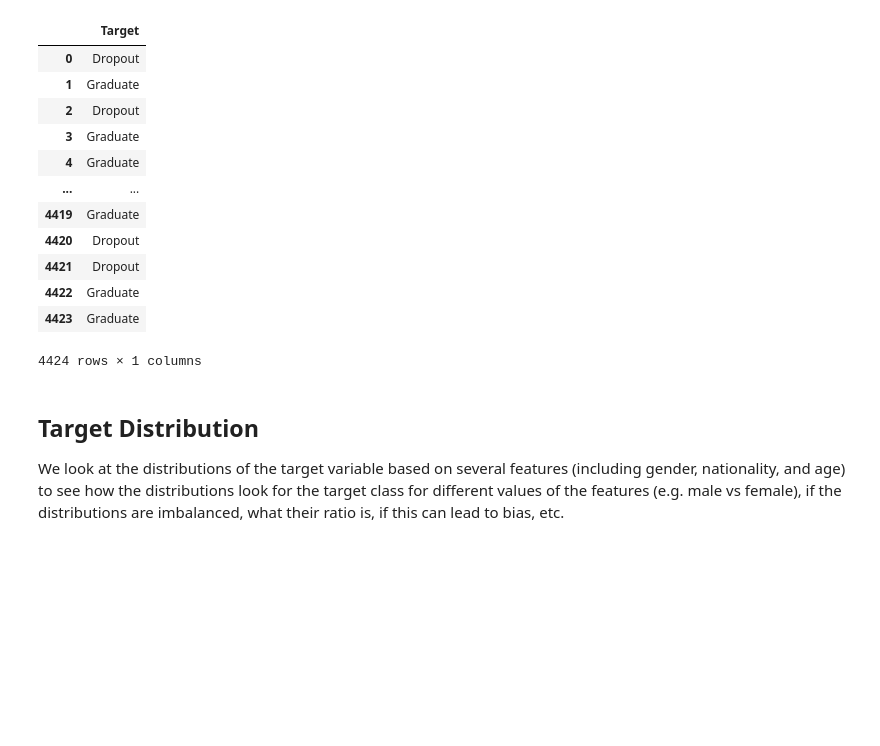
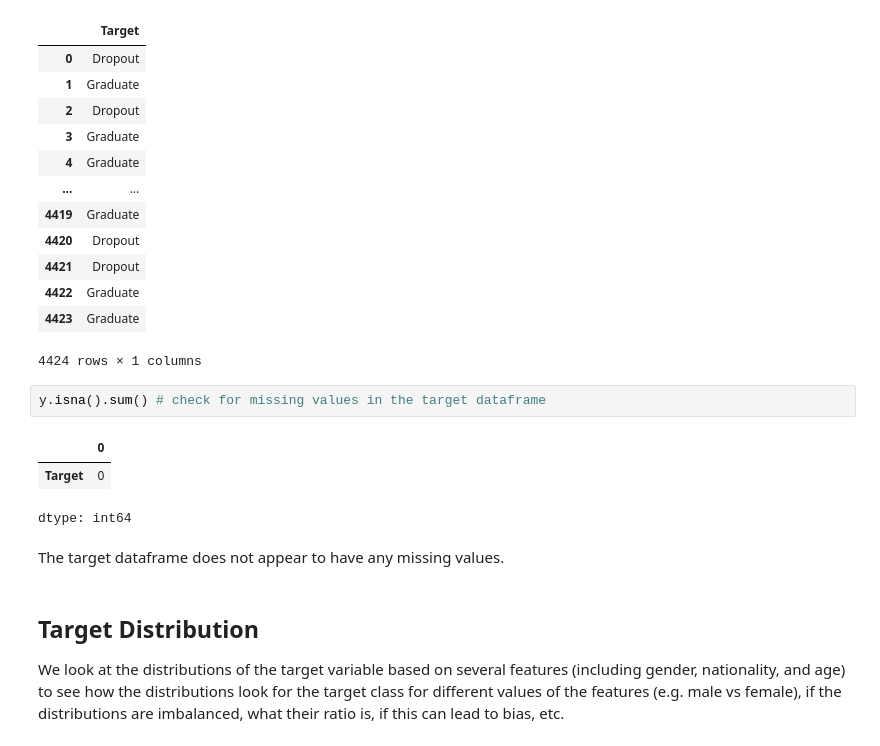
Before and after one commit to jackiechen24/dropoutbias, a Jupyter notebook: Chen_Jackie_DSCI_531_Project_Code.ipynb, the cells around one changed output. Saved outputs shown, nothing was run; the diff lists cells and outputs as text; blank space fills up the shorter version.

Commit message:
Added additional code/comments to the code (including checking to see if the target variable had any missing values).

```diff
--- a/Chen_Jackie_DSCI_531_Project_Code.ipynb
+++ b/Chen_Jackie_DSCI_531_Project_Code.ipynb
@@ -122,6 +125,14 @@ y # view the target dataframe
 | 4422 | Graduate |
 | 4423 | Graduate |
 4424 rows × 1 columns
+# %%
+y.isna().sum() # check for missing values in the target dataframe
+# %% [output]
+|  | 0 |
+| Target | 0 |
+dtype: int64
+# %% [markdown]
+The target dataframe does not appear to have any missing values.
 # %% [markdown]
 ## Target Distribution
 We look at the distributions of the target variable based on several features (including gender, nationality, and age) to see how the distributions look for the target class for different values of the features (e.g. male vs female), if the distributions are imbalanced, what their ratio is, if this can lead to bias, etc.
```
Also changed, not shown: parts of 5 cells of this notebook.
